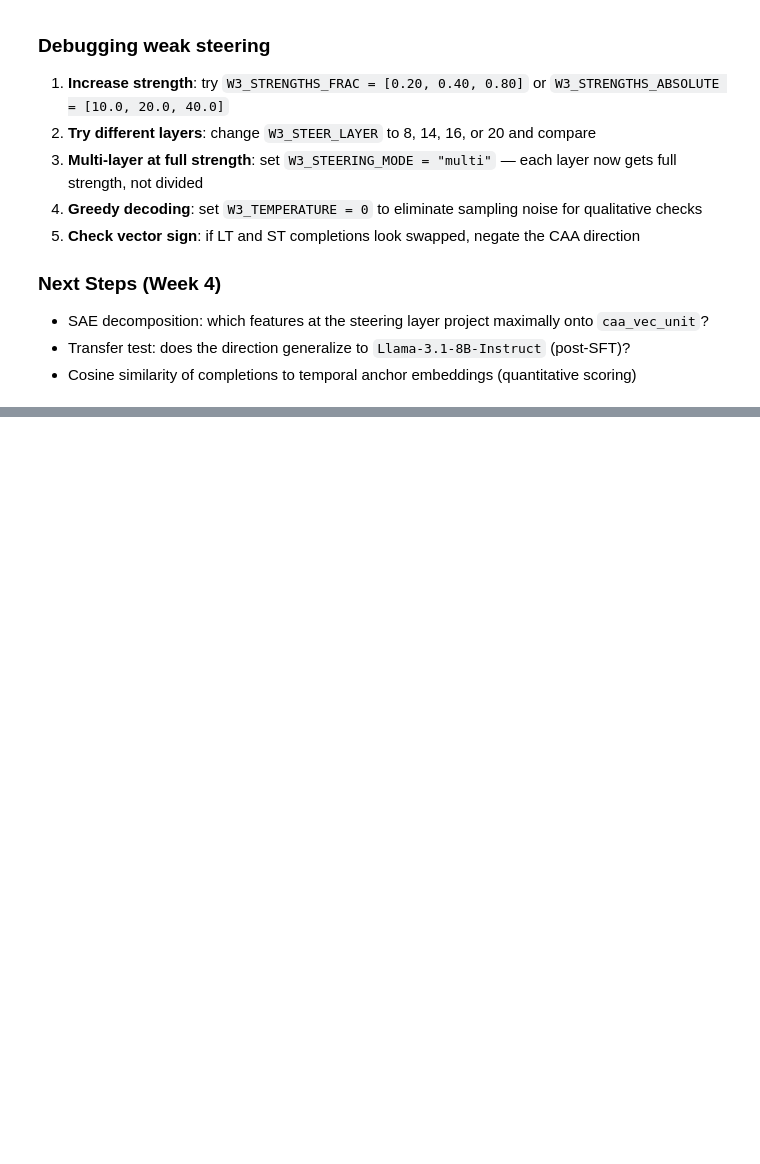
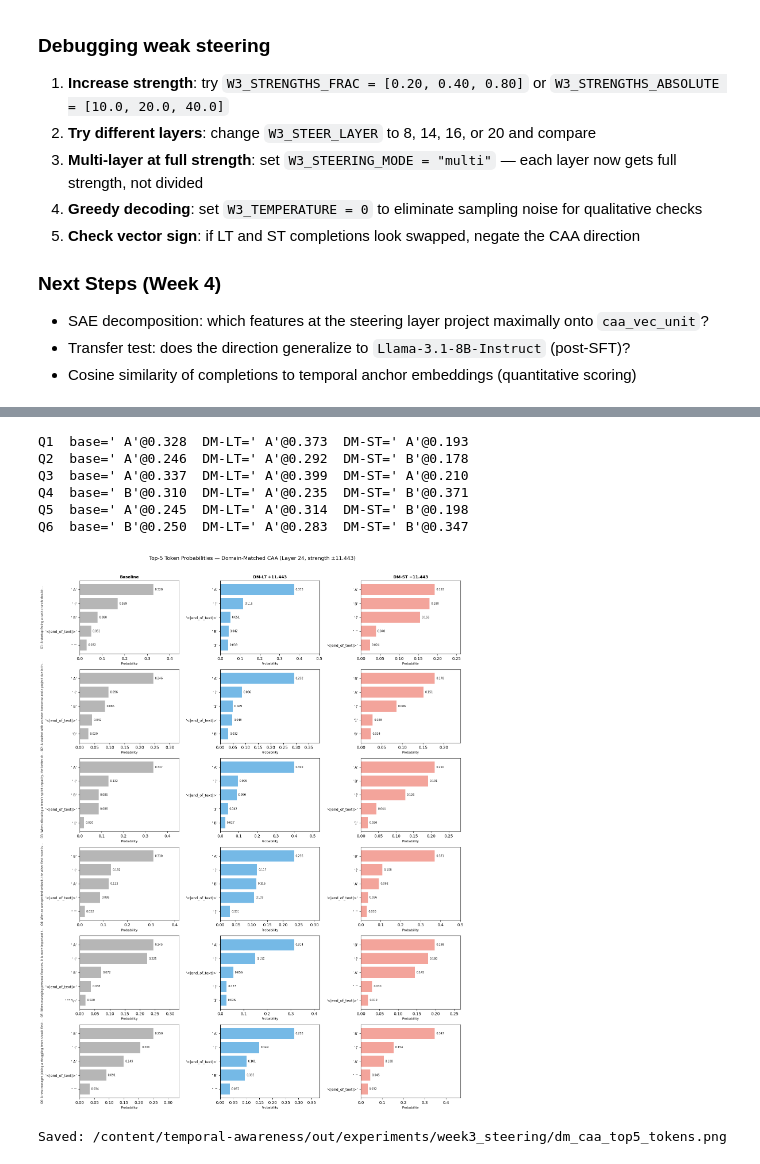
Before and after one commit to Avi161/temporal-awareness, a Jupyter notebook: notebooks/06_probing_and_steering.ipynb, the cells around one changed output, grey strips where cells are left out. Saved outputs shown, nothing was run; the diff lists cells and outputs as text; code cells hidden in the pictures; blank space fills up the shorter version.

```diff
--- a/notebooks/06_probing_and_steering.ipynb
+++ b/notebooks/06_probing_and_steering.ipynb
@@ -1526,0 +1922,10 @@ Saved: /content/temporal-awareness/out/experiments/week3_steering/token_distribu
+# %%
+# Steer using the B-A unembedding direction itself
+b_minus_a_dir = (W_U_f[:, _id_B2] - W_U_f[:, _id_A2])
+b_minus_a_unit_np = (b_minus_a_dir / b_minus_a_dir.norm()).detach().cpu().float().numpy()
+
+for L in [13, 18, 24]:
+    vec = torch.tensor(b_minus_a_unit_np * 20.0, dtype=runner.dtype, device=runner.device)
+    hooks = [(f'blocks.{L}.hook_resid_post', lambda act, hook=None, v=vec: act + v)]
+    p_lts = [_p_lt(q['question'], hooks) for q in BINARY_QUESTIONS]
+    print(f'Layer {L}, B-A dir, strength=20: mean P(LT) = {np.mean(p_lts):.3f}, per-q: {[round(p,3) for p in p_lts]}')
@@ -1526,0 +1941,68 @@ Saved: /content/temporal-awareness/out/experiments/week3_steering/token_distribu
+# %%
+# ── Cell 73 (Section 18) ──────────────────────────────────────────────────
+if W3_RUN_BINARY_CHOICE and bc_results and dm_bc_results:
+    _dm_s_max = DM_STRENGTHS[-1]
+    _dm_hooks_lt = _make_dm_hooks([W3_STEER_LAYER], +1.0, _dm_s_max)
+    _dm_hooks_st = _make_dm_hooks([W3_STEER_LAYER], -1.0, _dm_s_max)
+
+    DM_CONDITIONS_DIST = [
+        ("Baseline",              None),
+        (f"DM-LT +{_dm_s_max}",  _dm_hooks_lt),
+        (f"DM-ST −{_dm_s_max}",  _dm_hooks_st),
+    ]
+    _DM_COLOURS = ["#aaaaaa", "#5dade2", "#f1948a"]
+
+    TOP_K = 5
+    n_q   = len(BINARY_QUESTIONS)
+    n_c   = len(DM_CONDITIONS_DIST)
+
+    fig, axes = plt.subplots(n_q, n_c, figsize=(5 * n_c, 3.2 * n_q), squeeze=False)
+    fig.suptitle(
+        f"Top-{TOP_K} Token Probabilities — Domain-Matched CAA (Layer {W3_STEER_LAYER}, strength ±{_dm_s_max})",
+        fontsize=13, y=1.01,
+    )
+
+    for qi, q in enumerate(BINARY_QUESTIONS):
+        q_short = q["question"].split("\n")[0][:55] + "…"
+        for ci, (cond_label, hooks) in enumerate(DM_CONDITIONS_DIST):
+            top_k = _get_top_k_probs(q["question"], hooks, k=TOP_K)
+            tok_labels = [repr(t) for t, _ in top_k]
+            probs_vals = [p for _, p in top_k]
+
+            ax = axes[qi][ci]
+            bars = ax.barh(range(TOP_K - 1, -1, -1), probs_vals,
+                           color=_DM_COLOURS[ci], alpha=0.85)
+            ax.set_yticks(range(TOP_K - 1, -1, -1))
+            ax.set_yticklabels(tok_labels, fontsize=9)
+            ax.set_xlim(0, max(probs_vals) * 1.35)
+            ax.set_xlabel("Probability", fontsize=8)
+            if qi == 0:
+                ax.set_title(cond_label, fontsize=10, fontweight='bold')
+            if ci == 0:
+                ax.set_ylabel(f"Q{qi+1}: {q_short}", fontsize=7)
+            for bar, p in zip(bars, probs_vals):
+                ax.text(p + max(probs_vals) * 0.02,
+                        bar.get_y() + bar.get_height() / 2,
+                        f"{p:.3f}", va='center', fontsize=7)
+
+        # Print summary
+        base_top = _get_top_k_probs(q["question"], None, k=1)
+        lt_top   = _get_top_k_probs(q["question"], _dm_hooks_lt, k=1)
+        st_top   = _get_top_k_probs(q["question"], _dm_hooks_st, k=1)
+        print(f"Q{qi+1}  base={base_top[0][0]!r}@{base_top[0][1]:.3f}  "
+              f"DM-LT={lt_top[0][0]!r}@{lt_top[0][1]:.3f}  "
+              f"DM-ST={st_top[0][0]!r}@{st_top[0][1]:.3f}")
+
+    plt.tight_layout()
+    plt.savefig(W3_OUT_DIR / 'dm_caa_top5_tokens.png', dpi=150, bbox_inches='tight')
+    plt.show()
+    print(f"\nSaved: {W3_OUT_DIR / 'dm_caa_top5_tokens.png'}")
+# %% [output]
+Q1  base=' A'@0.328  DM-LT=' A'@0.373  DM-ST=' A'@0.193
+Q2  base=' A'@0.246  DM-LT=' A'@0.292  DM-ST=' B'@0.178
+Q3  base=' A'@0.337  DM-LT=' A'@0.399  DM-ST=' A'@0.210
+Q4  base=' B'@0.310  DM-LT=' A'@0.235  DM-ST=' B'@0.371
+Q5  base=' A'@0.245  DM-LT=' A'@0.314  DM-ST=' B'@0.198
+Q6  base=' B'@0.250  DM-LT=' A'@0.283  DM-ST=' B'@0.347
+[figure, added]
+Saved: /content/temporal-awareness/out/experiments/week3_steering/dm_caa_top5_tokens.png
```
Also changed, not shown: parts of 45 cells of this notebook, 4 other files.
